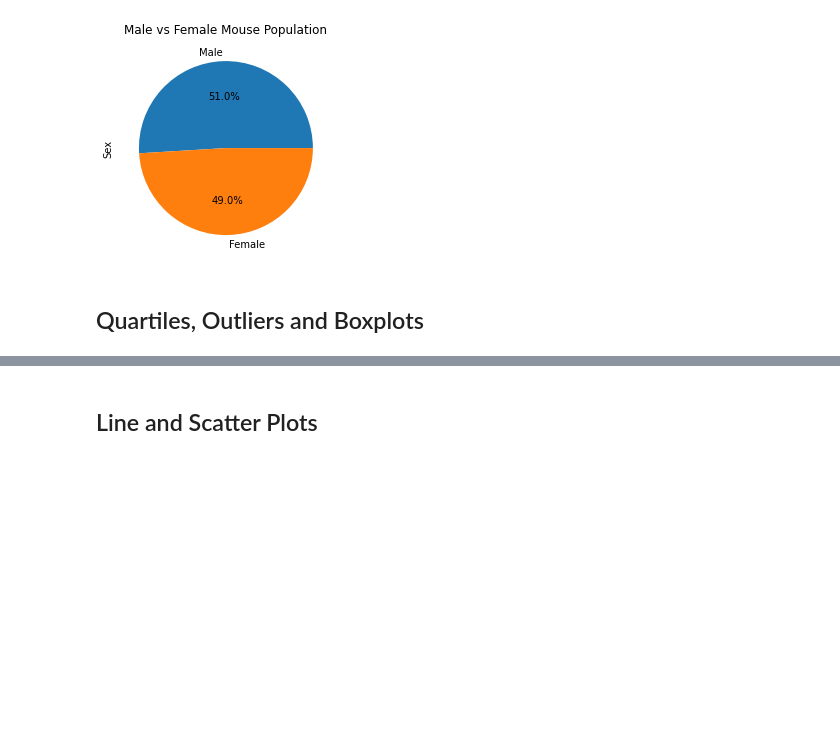
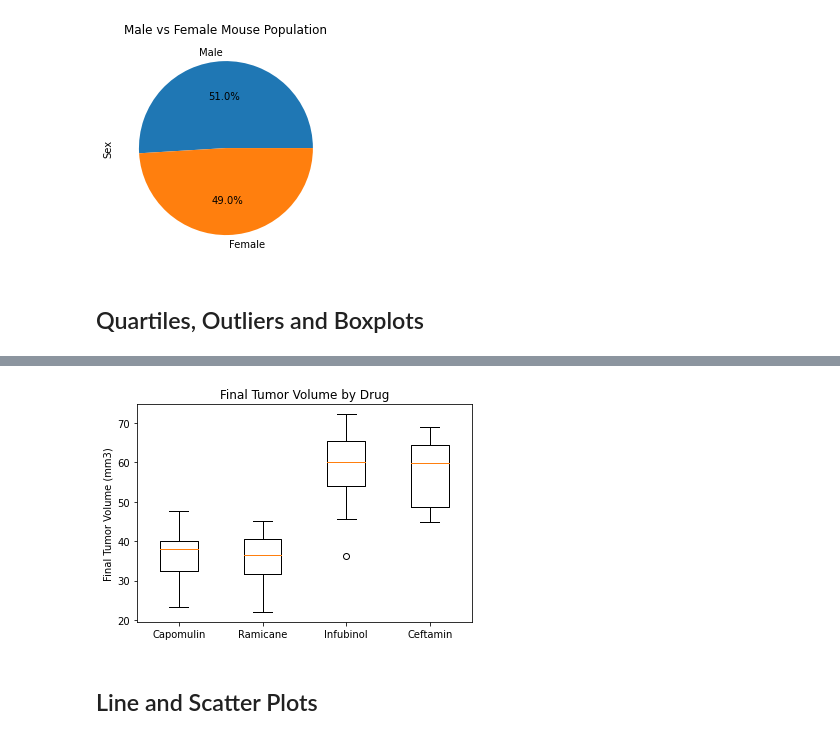
Before and after one commit to Alexis-Kepano/matplotlib-challenge, a Jupyter notebook: Pymaceuticals/pymaceuticals_starter.ipynb, the cells around one changed output, grey strips where cells are left out. Drawn from its saved outputs; the diff is of its cells as text; code cells hidden in the pictures; blank space fills up the shorter version.

```diff
--- a/Pymaceuticals/pymaceuticals_starter.ipynb
+++ b/Pymaceuticals/pymaceuticals_starter.ipynb
@@ -156,17 +166,39 @@ plt.show()
 # %%
 # Put treatments into a list for for loop (and later for plot labels)
-
+treatments = ['Capomulin', 'Ramicane', 'Infubinol', 'Ceftamin']
 
 # Create empty list to fill with tumor vol data (for plotting)
-
+tumor_vol_data = []
 
 # Calculate the IQR and quantitatively determine if there are any potential outliers.
-
+for treatment in treatments:
 
     # Locate the rows which contain mice on each drug and get the tumor volumes
-
+    drug_df = merged_df.loc[merged_df['Drug Regimen'] == treatment]
 
     # add subset
-
+    final_df = drug_df.loc[drug_df['Timepoint'] == drug_df['max_timepoint']]
 
     # Determine outliers using upper and lower bounds
+    values = final_df['Tumor Volume (mm3)']
+    tumor_vol_data.append(values)
+
+    quartiles = values.quantile([.25, .5, .75])
+    lowerq = quartiles[.25]
+    upperq = quartiles[.75]
+    iqr = upperq - lowerq
+
+    print(f'IQR for {treatment}: {iqr}')
+
+  #identify outliers
+    lower_bound = lowerq - (1.5*iqr)
+    upper_bound = upperq + (1.5*iqr)
+
+    print(f'Lower Bound for {treatment}: {lower_bound}')
+    print(f'Upper Bound for {treatment}: {upper_bound}')
+
+    #Check for ouliers
+    outliers_count = (values.loc[(final_df['Tumor Volume (mm3)'] >= upper_bound) |
+                                (final_df['Tumor Volume (mm3)'] <= lower_bound)]).count()
+
+    print(f'Number of {treatment} outliers: {outliers_count}')
@@ -173,4 +222,14 @@ plt.show()
 # %%
 # Generate a box plot of the final tumor volume of each mouse across four regimens of interest
+plot = dict(marker='o', markerfacecolor='r', markersize=8, markeredgecolor='black')
+plt.boxplot(tumor_vol_data)
+
+plt.title('Final Tumor Volume by Drug')
+plt.ylabel('Final Tumor Volume (mm3)')
+plt.xticks([1, 2, 3, 4], ['Capomulin', 'Ramicane', 'Infubinol', 'Ceftamin'])
+
+plt.show()
+# %% [output]
+[figure, added]
 # %% [markdown]
 ## Line and Scatter Plots
```
Also changed, not shown: parts of 11 cells of this notebook.
